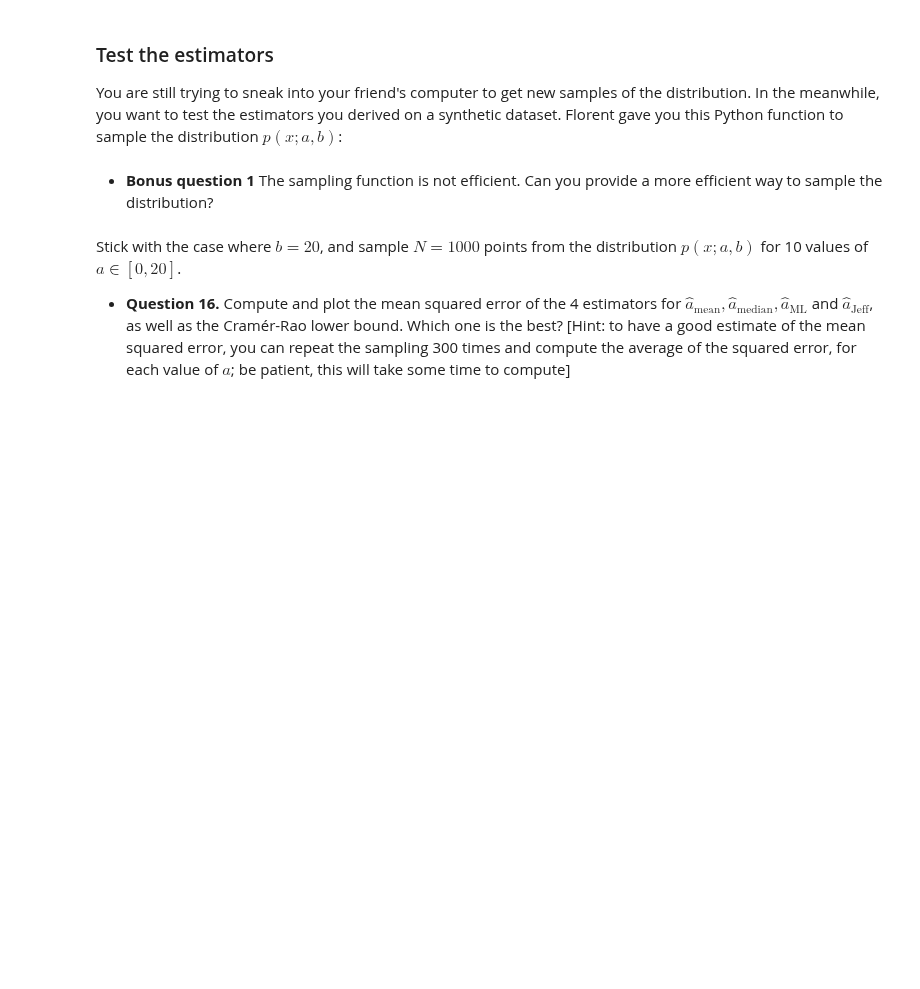
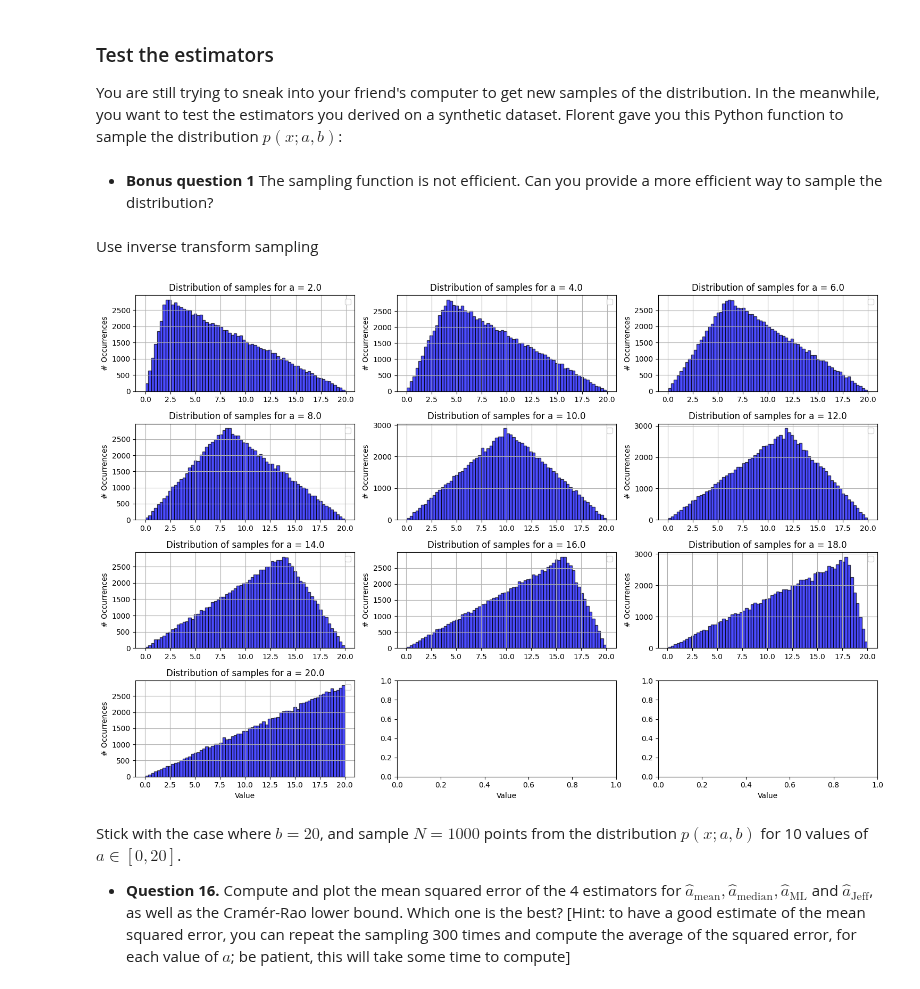
Before and after one commit to AleCardinale/Fundamentals-Inference-Learning, a Jupyter notebook: HW1/crack_the_code.ipynb, the cells around one changed output. Saved outputs shown, nothing was run; the diff lists cells and outputs as text; code cells hidden in the pictures; blank space fills up the shorter version.

```diff
--- a/HW1/crack_the_code.ipynb
+++ b/HW1/crack_the_code.ipynb
@@ -299,6 +302,55 @@ def sample(a: float, b: float, size: int=1) -> np.array:
     return np.array([sample_single(a, b) for _ in range(size)])
 # %% [markdown]
 - **Bonus question 1** The sampling function is not efficient. Can you provide a more efficient way to sample the distribution?
+# %% [markdown]
+Use inverse transform sampling
+# %%
+def inv_cdf(u, a, b):
+    if u <= 0:
+        return 0
+    if u >= 1:
+        return b
+
+    t = np.sqrt(u*b*a)
+    if 0 < t < a:
+        return t
+    else:
+        t = b - np.sqrt(b*(b-a)*(1-u))
+    return t
+
+def sample_opt(a, b):
+    u = np.random.uniform(0, 1)
+    s = inv_cdf(u, a, b)
+    return s
+# %%
+n = 100000
+b = 20
+a_tab = np.linspace(0, 20, 11)[1:]
+
+samples = list()
+for a in a_tab:
+    s = list()
+    for i in range(n):
+        s.append(sample_opt(a, b))
+    samples.append(np.array(s))
+# %%
+# Plot one to verify
+
+fig, axs = plt.subplots(4, 3, figsize=(15, 10), constrained_layout=True)
+axs = axs.flatten()
+for i in range(len(a_tab)):
+    axs[i].hist(samples[i], bins=70, color='blue', alpha=0.7, edgecolor='black')
+    axs[i].set_title(f'Distribution of samples for a = {a_tab[i]}')
+    axs[i].set_ylabel('# Occurrences')
+    axs[i].legend()
+    axs[i].grid(True)
+for ax in axs[-3:]:
+    ax.set_xlabel('Value')
+
+plt.tight_layout()
+plt.show()
+# %% [output]
+[figure, added]
 # %% [markdown]
 Stick with the case where $b=20$, and sample $N=1000$ points from the distribution $p(x;a,b)$ for 10 values of $a\in[0,20]$.
 - **Question 16.** Compute and plot the mean squared error of the 4 estimators for $\hat a_\text{mean}, \hat a_\text{median}, \hat a_\text{ML}$ and $\hat a_\text{Jeff}$, as well as the Cramér-Rao lower bound. Which one is the best? [Hint: to have a good estimate of the mean squared error, you can repeat the sampling 300 times and compute the average of the squared error, for each value of $a$; be patient, this will take some time to compute]
```
Also changed, not shown: parts of 25 cells of this notebook, 1 other file.
